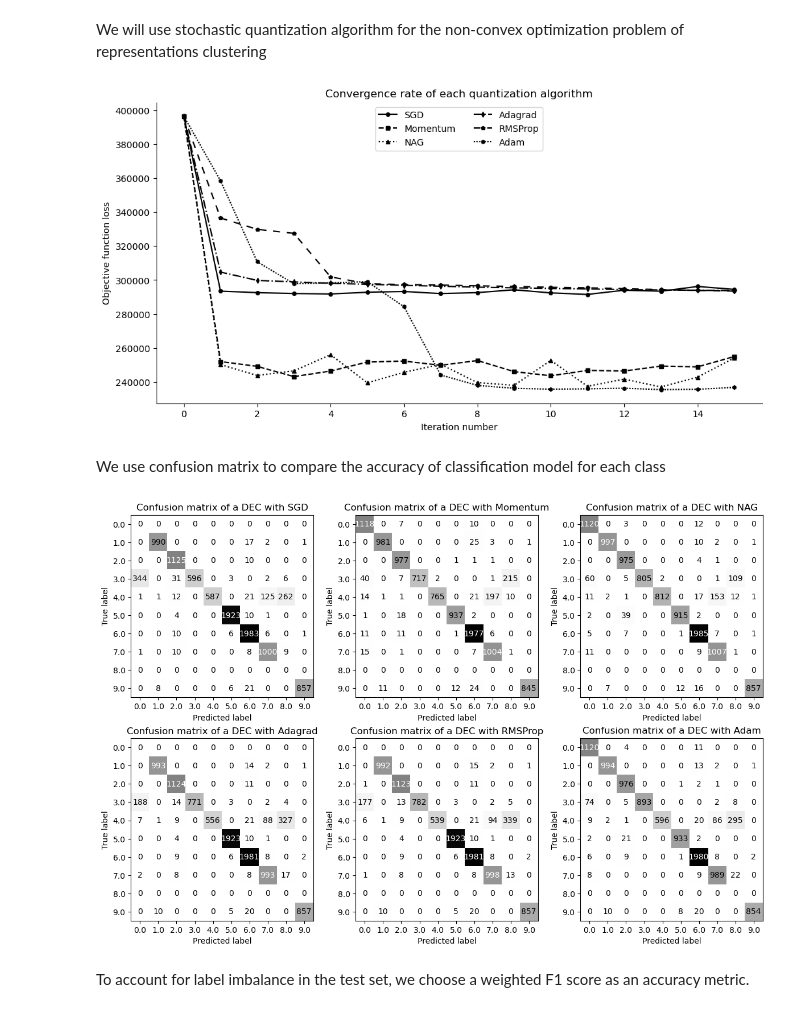
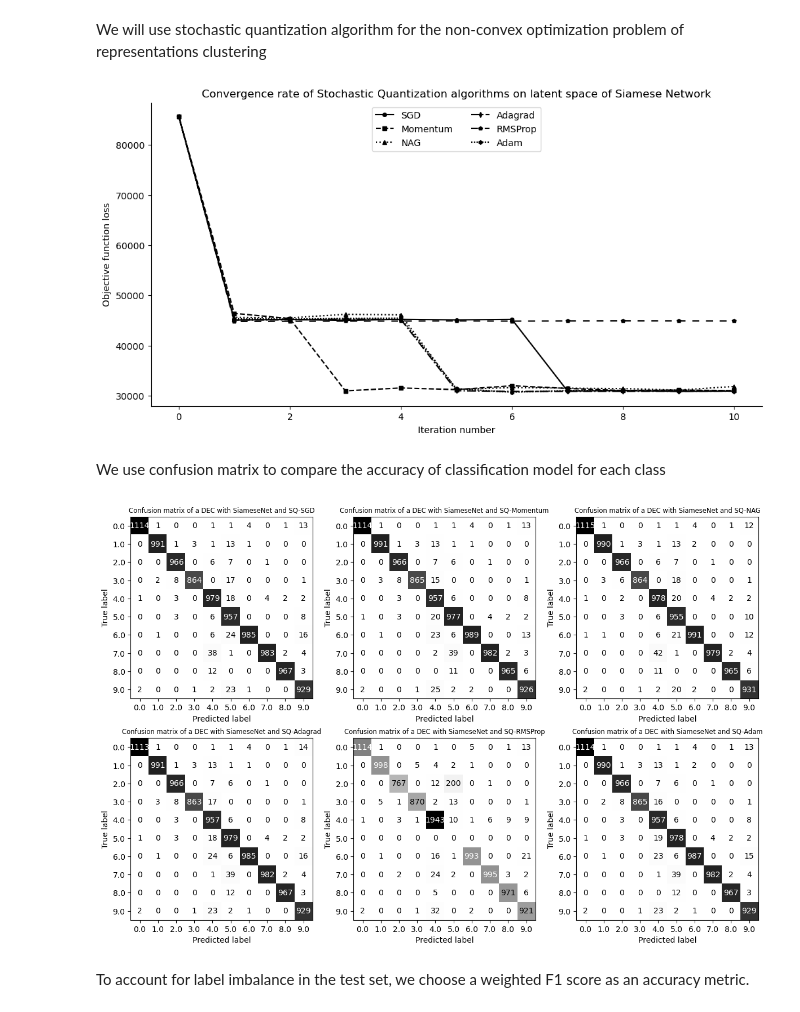
Before and after one commit to kaydotdev/stochastic-quantization, a Jupyter notebook: code/notebooks/simlearning.ipynb, the cells around one changed output. Drawn from its saved outputs; the diff is of its cells as text; code cells hidden in the pictures.

```diff
--- a/code/notebooks/simlearning.ipynb
+++ b/code/notebooks/simlearning.ipynb
@@ -47,9 +47,9 @@ device_name = torch.cuda.get_device_name(0) if torch.cuda.is_available() else "C
 # %% [markdown]
 We will use MNIST dataset of handwritten digits
 # %%
-EPOCHS = 50
+EPOCHS = 25
 
-BATCH_TRAIN = 1024
+BATCH_TRAIN = 128
 BATCH_TEST = 10000
 DATA_DIR = '../../data/'
 RESULTS_DIR = '../../results/'
@@ -169,7 +169,7 @@ def get_semihard_triplets(embeddings, labels, margin=1.0):
 Building an instance of a siamese neural network and training it on a triplet loss
 # %%
 LATENT_DIM = 2
-TRIPLET_MARGIN = 2.0
+TRIPLET_MARGIN = 1.0
 
 siamese_model = SiameseModel(latent_dim=LATENT_DIM).to(device)
 criterion = nn.TripletMarginLoss(margin=TRIPLET_MARGIN, p=2)
@@ -334,7 +334,7 @@ plt.show()
 # %% [markdown]
 We will use stochastic quantization algorithm for the non-convex optimization problem of representations clustering
 # %%
-SQ_ITERS = 15
+SQ_ITERS = 10
 
 sq_algorithms = {
     "SGD": sq.StochasticQuantization(sq_optim.SGDOptimizer(), n_clusters=10, max_iter=SQ_ITERS,
@@ -366,42 +366,42 @@ for idx, (name, alg) in enumerate(sq_algorithms.items()):
 ax.spines['top'].set_visible(False)
 ax.spines['right'].set_visible(False)
 
-plt.title("Convergence rate of each quantization algorithm")
+plt.title("Convergence rate of Stochastic Quantization algorithms on latent space of Siamese Network")
 plt.xlabel('Iteration number')
 plt.ylabel('Objective function loss')
 plt.legend(loc="upper center", ncol=2)
 plt.show()
 # %% [output]
-[figure, old version]
+[figure, new version]
 # %% [markdown]
 We use confusion matrix to compare the accuracy of classification model for each class
 # %%
 n_col, n_row = (2, 3)
 fig, ax = plt.subplots(n_col, n_row, figsize=(12, 8), tight_layout=True)
 f1_scores = {}
 
 for idx, (name, alg) in enumerate(sq_algorithms.items()):
     y_true, y_pred = np.array([]), np.array([])
 
     for _, embs in test_group_embeds.items():
         cls = alg.predict(embs)
         cls_predicted = np.bincount(cls).argmax()
 
         y_true = np.append(y_true, np.full((1, len(embs)), cls_predicted))
         y_pred = np.append(y_pred, cls)
 
     ax_idx = ax[idx // n_row, idx % n_row]
 
     disp = ConfusionMatrixDisplay.from_predictions(
         y_true, y_pred, cmap="Greys", colorbar=False, ax=ax_idx
     )
 
-    ax_idx.set_title(f"Confusion matrix of a DEC with {name}")
+    ax_idx.set_title(f"Confusion matrix of a DEC with SiameseNet and SQ-{name}", size="small")
     f1_scores[name] = f1_score(y_true, y_pred, average="weighted")
 
 plt.show()
 # %% [output]
-[figure, old version]
+[figure, new version]
 # %% [markdown]
 To account for label imbalance in the test set, we choose a weighted F1 score as an accuracy metric.
 # %%
```
Also changed, not shown: parts of 4 cells of this notebook, 2 other files.
